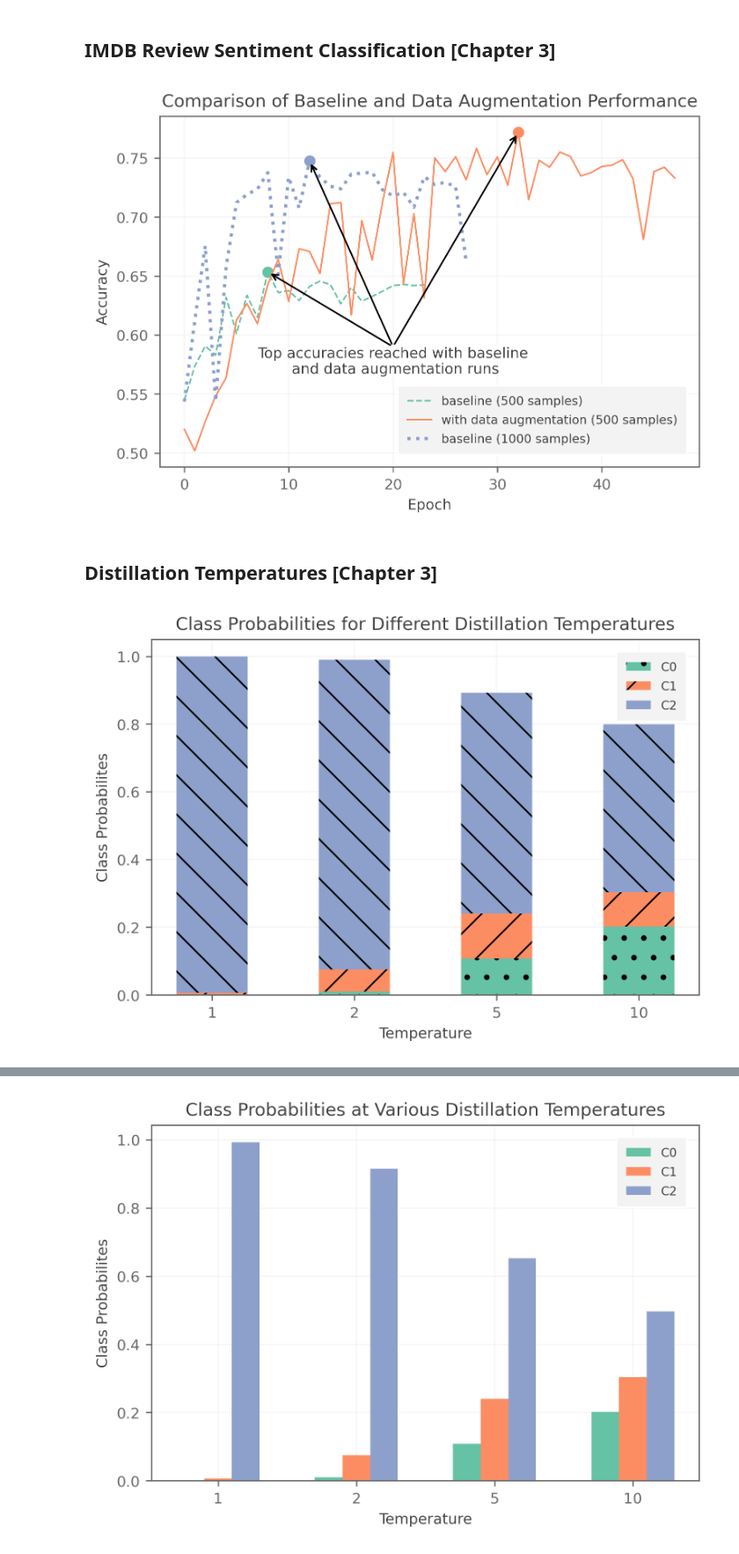
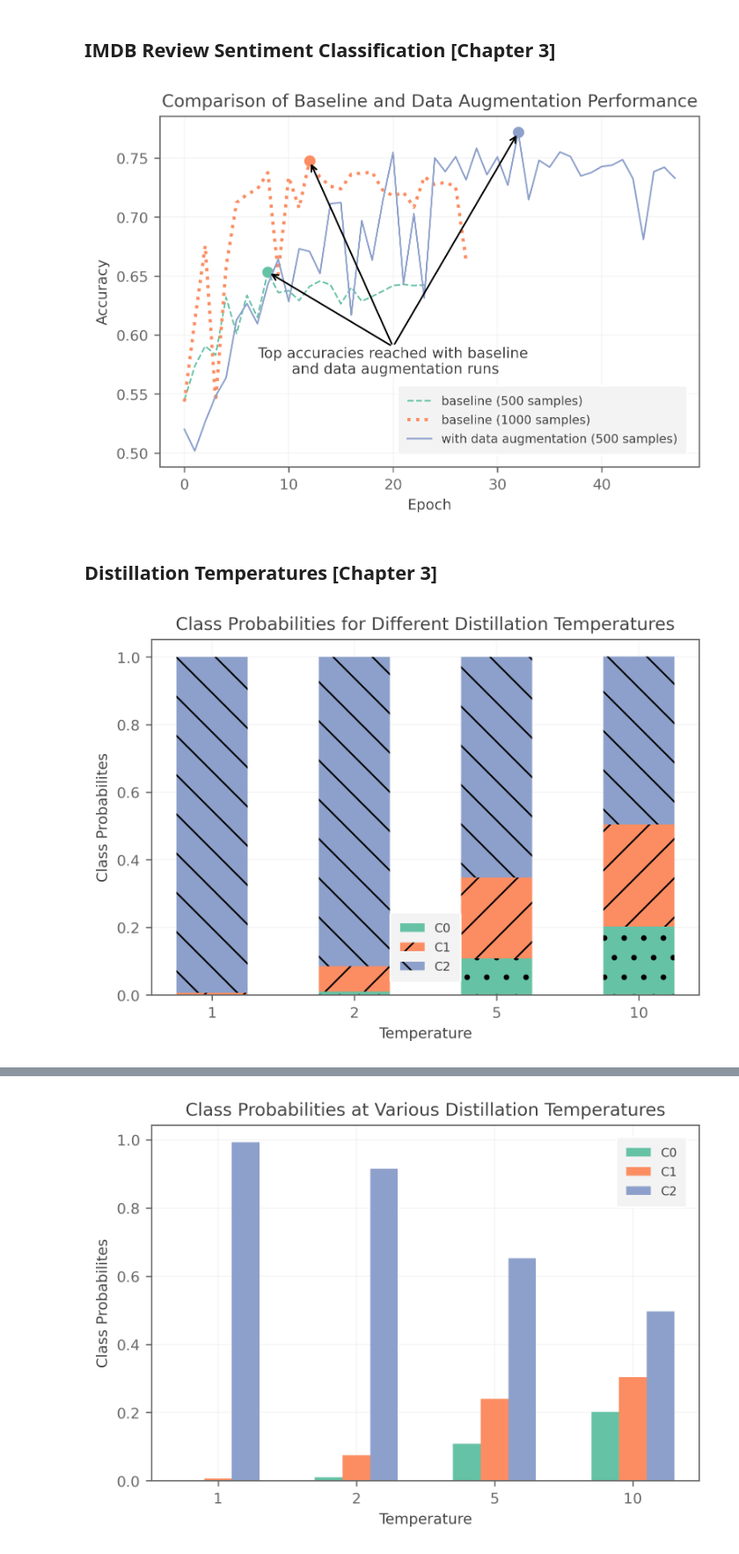
Before and after one commit to NareshPS/doi-ml, a Jupyter notebook: projects/edl/Charts.ipynb, the cells around one changed output, grey strips where cells are left out. Shown at 88% size. Saved outputs shown, nothing was run; the diff lists cells and outputs as text; code cells hidden in the pictures.

```diff
--- a/projects/edl/Charts.ipynb
+++ b/projects/edl/Charts.ipynb
@@ -252,8 +254,8 @@ baseline1000 = [0.543500,0.612000,0.675600,0.543800,0.657700,0.712200,0.719100,0
 
 fig = plt.figure(facecolor='white')
 plot(baseline500, label='baseline (500 samples)', ls='--', lw=1, mark='max')
+plot(baseline1000, label='baseline (1000 samples)', ls='dotted', lw=2, mark='max')
 plot(nlpaug500, label='with data augmentation (500 samples)', lw=1, mark='max')
-plot(baseline1000, label='baseline (1000 samples)', ls='dotted', lw=2, mark='max')
 
 def fill(x, n=100):
     def _fill(x):
@@ -275,33 +277,33 @@ axes.legend()
 
 plt.show()
 # %% [output]
-[figure, old version]
+[figure, new version]
 # %% [markdown]
 ## Distillation Temperatures [Chapter 3]
 # %%
 classes = ['C0', 'C1', 'C2']
 temperatures = ['1', '2', '5', '10']
 c0 = [1.22e-4, 0.0102, 0.1078, 0.202]
 c1 = [6.69e-3, 0.0751, 0.2399, 0.303]
 c2 = [0.9931, 0.9148, 0.6522, 0.4967]
 
 fig = plt.figure(facecolor='white')
 color=(0.12156862745098039, 0.4666666666666667, 0.7058823529411765, 1.0)
 
 # props = dict(width = 0.5, ls='-', edgecolor='black')
 props = dict(width = 0.5, ls='-')
 
 
 anchor = plt.bar(temperatures, c0, label='C0', hatch='.', **props)
 plt.bar(temperatures, c1, bottom=c0, label='C1', hatch='/', **props)
-plt.bar(temperatures, c2, bottom=c1, label='C2', hatch='\\', **props)
+plt.bar(temperatures, c2, bottom=np.array(c0) + np.array(c1), label='C2', hatch='\\', **props)
 
 axes = plt.gca()
 axes.set_xlabel('Temperature')
 axes.set_ylabel('Class Probabilites')
 axes.set_title('Class Probabilities for Different Distillation Temperatures')
 
 axes.legend()
 plt.show()
 # %% [output]
-[figure, old version]
+[figure, new version]
```
Also changed, not shown: parts of 3 cells of this notebook, 2 other files.
